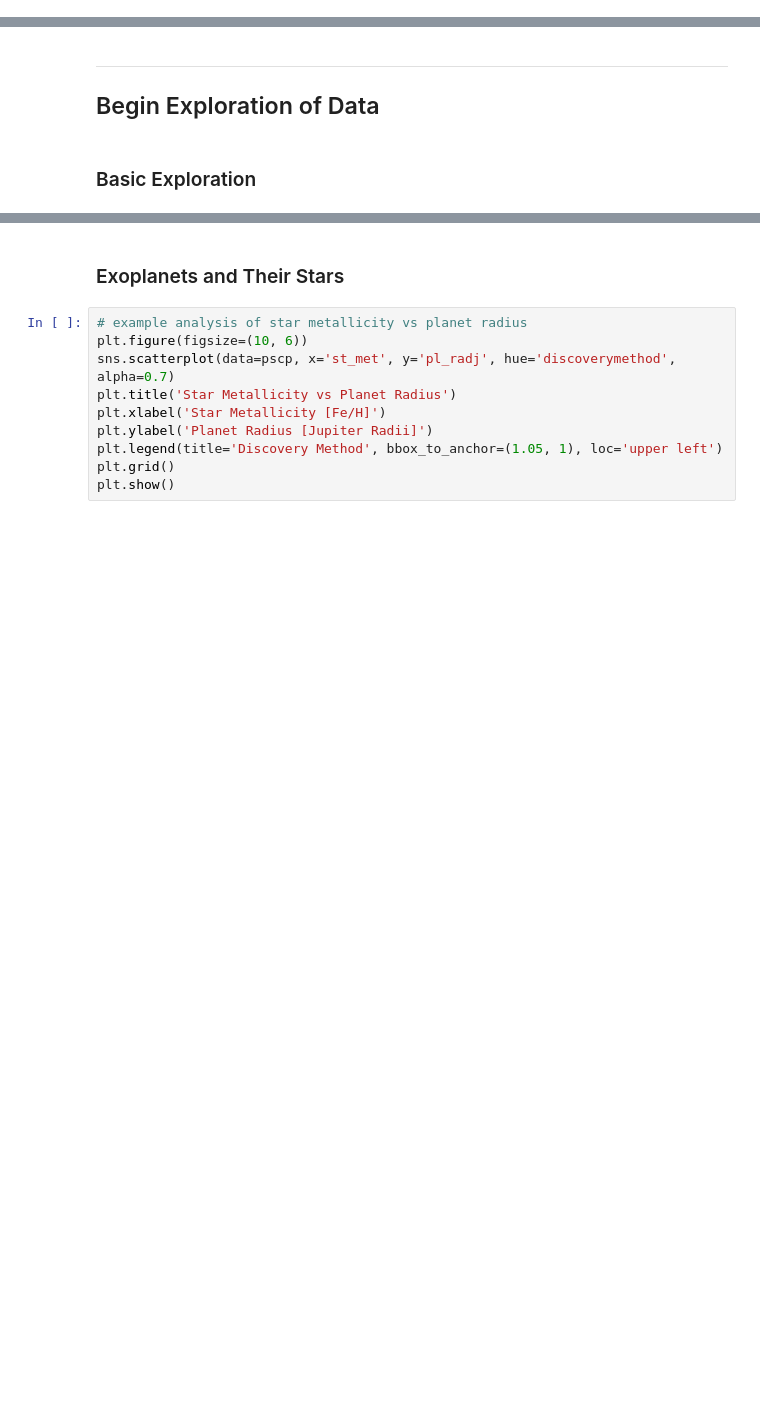
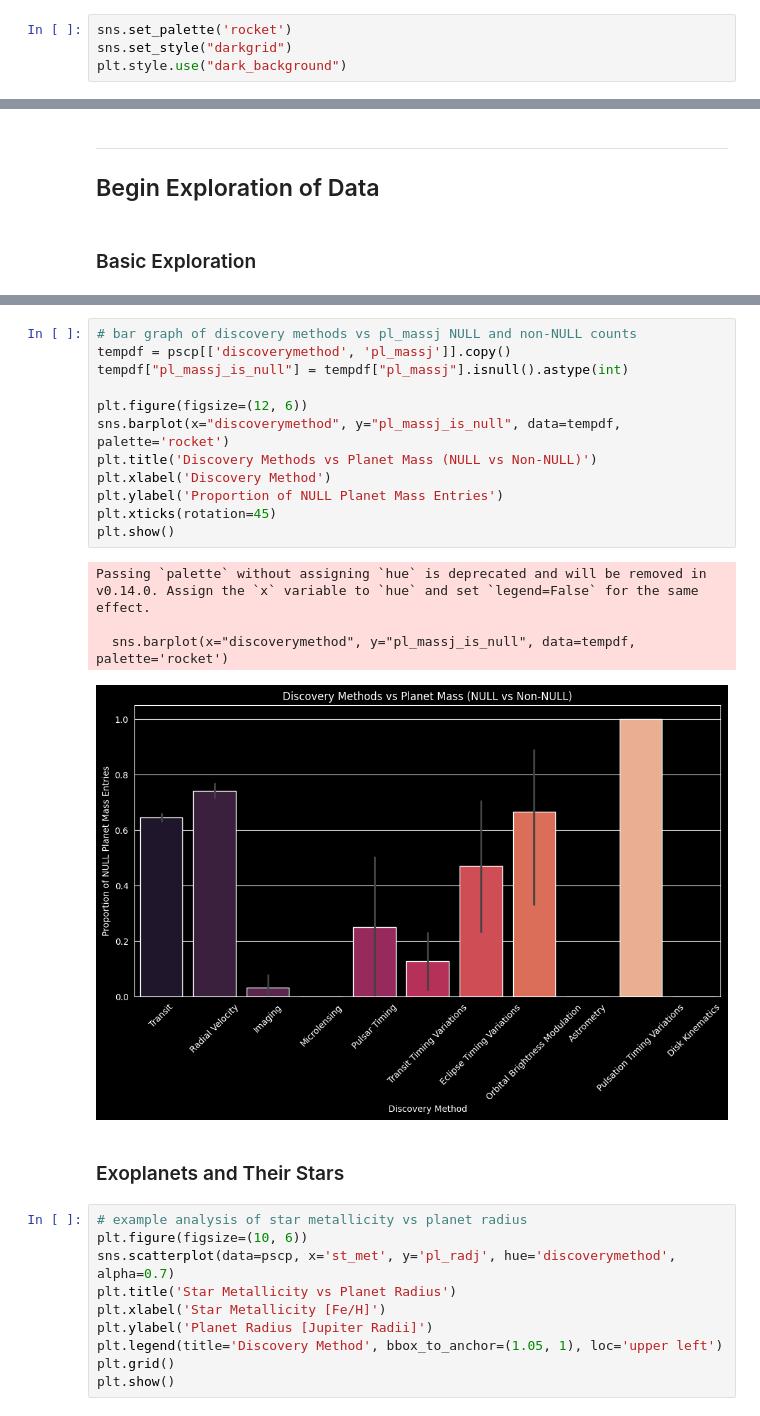
Before and after one commit to NorthrupRobert/Exoplanet_Analysis, a Jupyter notebook: notebooks/main.ipynb, the cells around one changed output, grey strips where cells are left out. Cells and saved outputs as stored; diff of their text form; blank space fills up the shorter version.

```diff
--- a/notebooks/main.ipynb
+++ b/notebooks/main.ipynb
@@ -18,0 +21,4 @@ import io
+# %%
+sns.set_palette('rocket')
+sns.set_style("darkgrid")
+plt.style.use("dark_background")
@@ -116,3 +132,20 @@ Name: count, Length: 4043, dtype: int64
+# %%
+# bar graph of discovery methods vs pl_massj NULL and non-NULL counts
+tempdf = pscp[['discoverymethod', 'pl_massj']].copy()
+tempdf["pl_massj_is_null"] = tempdf["pl_massj"].isnull().astype(int)
+
+plt.figure(figsize=(12, 6))
+sns.barplot(x="discoverymethod", y="pl_massj_is_null", data=tempdf, palette='rocket')
+plt.title('Discovery Methods vs Planet Mass (NULL vs Non-NULL)')
+plt.xlabel('Discovery Method')
+plt.ylabel('Proportion of NULL Planet Mass Entries')
+plt.xticks(rotation=45)
+plt.show()
+# %% [output]
+Passing `palette` without assigning `hue` is deprecated and will be removed in v0.14.0. Assign the `x` variable to `hue` and set `legend=False` for the same effect.
+
+  sns.barplot(x="discoverymethod", y="pl_massj_is_null", data=tempdf, palette='rocket')
+[figure, added]
 # %% [markdown]
 ### Exoplanets and Their Stars
 # %%
```
Also changed, not shown: parts of 4 cells of this notebook.
